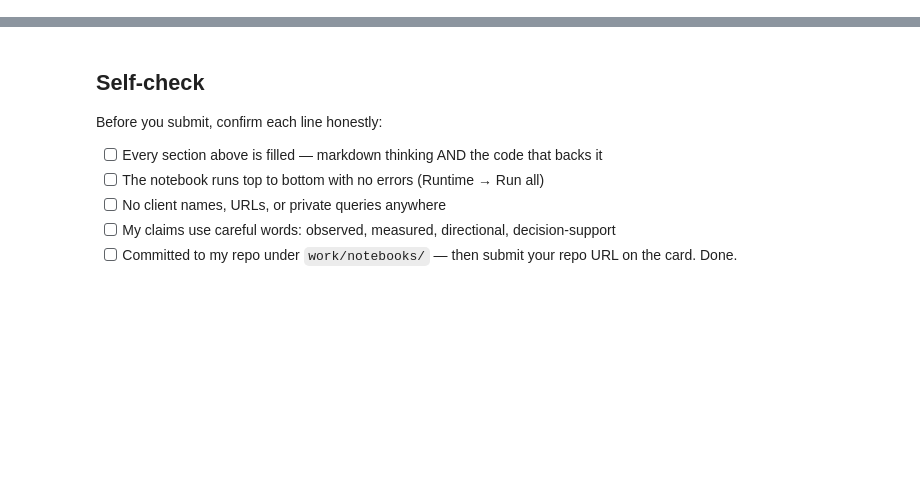
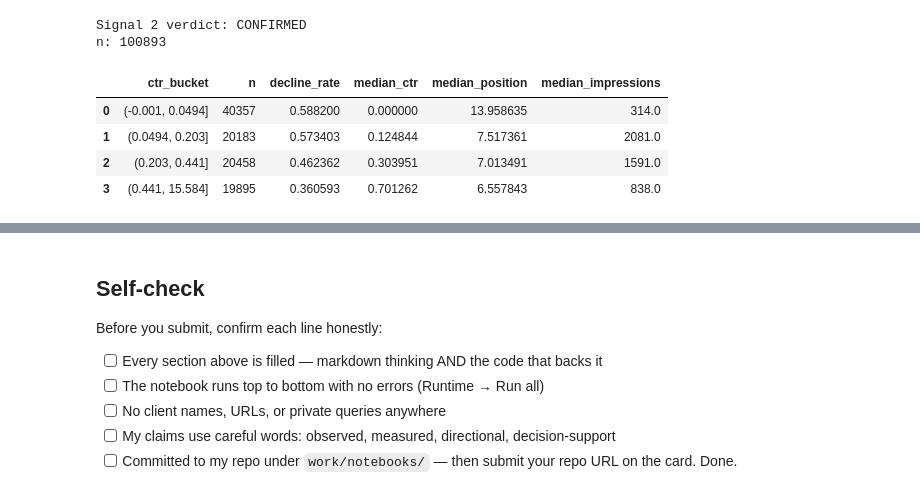
Before and after one commit to TahaShan16/flyrank-ml-internship, a Jupyter notebook: work/notebooks/w04_baseline_score.ipynb, the cells around one changed output, grey strips where cells are left out. Cells and saved outputs as stored; diff of their text form; code cells hidden in the pictures; blank space fills up the shorter version.

```diff
--- a/work/notebooks/w04_baseline_score.ipynb
+++ b/work/notebooks/w04_baseline_score.ipynb
@@ -12,0 +190,76 @@ This skeleton is yours to fill. Work the sections **in order** — each one has
+# %%
+# Signal check 2: CTR bucket vs next-month impression decline
+ctr_signal_df = con.sql(f"""
+    WITH march AS (
+        SELECT
+            client_hash_id,
+            content_hash_id,
+            SUM(gsc_impressions) AS impressions_march,
+            SUM(gsc_clicks) AS clicks_march,
+            AVG(gsc_avg_position) AS avg_position_march
+        FROM {TABLES["fact_daily"]}
+        WHERE month = '2026-03'
+          AND gsc_data_available IS TRUE
+        GROUP BY 1, 2
+        HAVING SUM(gsc_impressions) >= 100
+    ),
+    april AS (
+        SELECT
+            client_hash_id,
+            content_hash_id,
+            SUM(gsc_impressions) AS impressions_april
+        FROM {TABLES["fact_daily"]}
+        WHERE month = '2026-04'
+          AND gsc_data_available IS TRUE
+        GROUP BY 1, 2
+    )
+    SELECT
+        m.client_hash_id,
+        m.content_hash_id,
+        m.impressions_march,
+        m.clicks_march,
+        100.0 * m.clicks_march / NULLIF(m.impressions_march, 0) AS ctr_march,
+        m.avg_position_march,
+        a.impressions_april,
+        CASE
+            WHEN a.impressions_april < 0.8 * m.impressions_march THEN 1
+            ELSE 0
+        END AS declined_next_month
+    FROM march m
+    INNER JOIN april a
+      ON m.client_hash_id = a.client_hash_id
+     AND m.content_hash_id = a.content_hash_id
+""").df()
+
+ctr_signal_df = ctr_signal_df[ctr_signal_df["ctr_march"].notna()].copy()
+
+ctr_signal_df["ctr_bucket"] = pd.qcut(
+    ctr_signal_df["ctr_march"],
+    q=5,
+    duplicates="drop"
+)
+
+ctr_audit = (
+    ctr_signal_df
+    .groupby("ctr_bucket", observed=True)
+    .agg(
+        n=("content_hash_id", "count"),
+        decline_rate=("declined_next_month", "mean"),
+        median_ctr=("ctr_march", "median"),
+        median_position=("avg_position_march", "median"),
+        median_impressions=("impressions_march", "median")
+    )
+    .reset_index()
+)
+
+print("Signal 2 verdict: CONFIRMED")
+print("n:", len(ctr_signal_df))
+display(ctr_audit)
+# %% [output]
+Signal 2 verdict: CONFIRMED
+n: 100893
+|  | ctr_bucket | n | decline_rate | median_ctr | median_position | median_impressions |
+| 0 | (-0.001, 0.0494] | 40357 | 0.588200 | 0.000000 | 13.958635 | 314.0 |
+| 1 | (0.0494, 0.203] | 20183 | 0.573403 | 0.124844 | 7.517361 | 2081.0 |
+| 2 | (0.203, 0.441] | 20458 | 0.462362 | 0.303951 | 7.013491 | 1591.0 |
+| 3 | (0.441, 15.584] | 19895 | 0.360593 | 0.701262 | 6.557843 | 838.0 |
```
Also changed, not shown: parts of 18 cells of this notebook.
